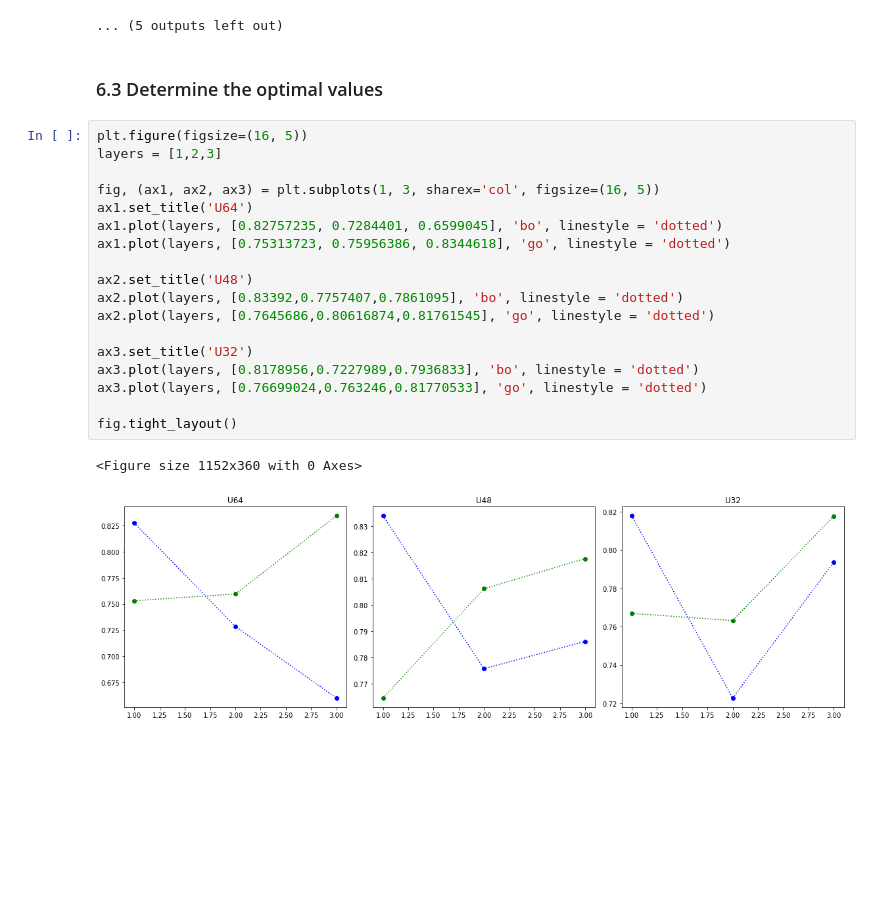
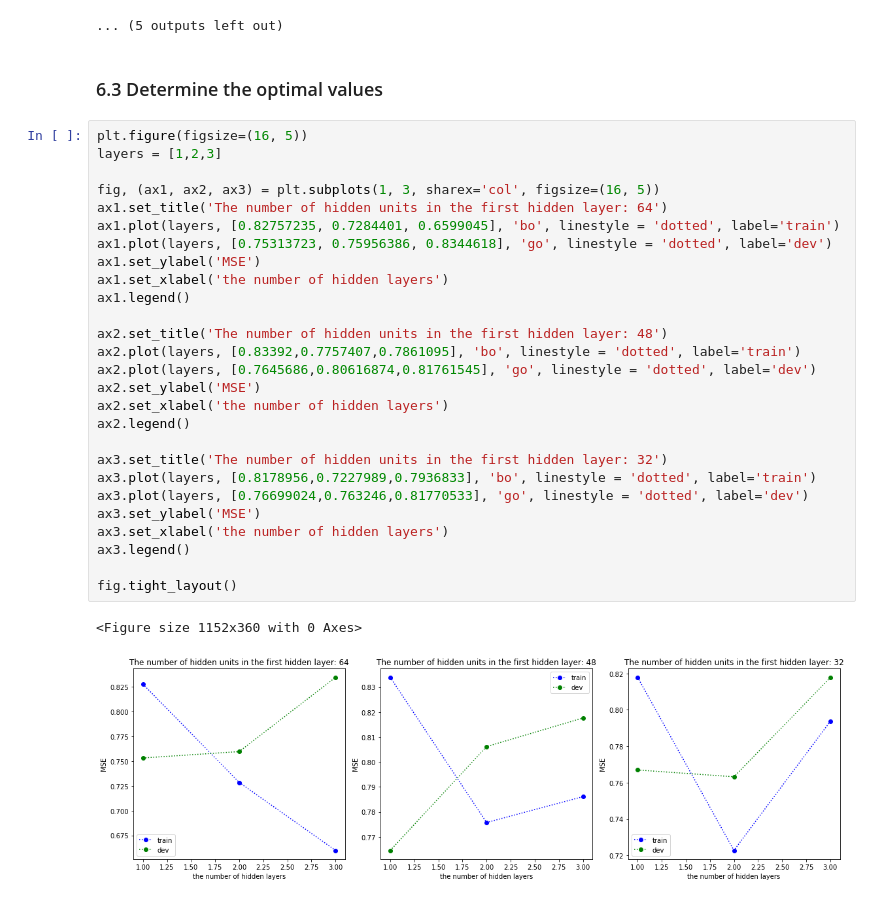
Before and after one commit to lisacheng-choco/COVID-19_Cases_Prediction, a Jupyter notebook: main.ipynb, the cells around one changed output. Saved outputs shown, nothing was run; the diff lists cells and outputs as text; blank space fills up the shorter version.

```diff
--- a/main.ipynb
+++ b/main.ipynb
@@ -819,26 +779,35 @@ MSE of dev set: 0.7632459998130798
 Finished training after 898 epochs
 [figure]
 ... (5 outputs left out)
-# %% [markdown]
-### 6.3 Determine the optimal values
+# %% [markdown]
+### 6.3 Determine the optimal values
 # %%
 plt.figure(figsize=(16, 5))
 layers = [1,2,3]
 
 fig, (ax1, ax2, ax3) = plt.subplots(1, 3, sharex='col', figsize=(16, 5))
-ax1.set_title('U64')
-ax1.plot(layers, [0.82757235, 0.7284401, 0.6599045], 'bo', linestyle = 'dotted')
-ax1.plot(layers, [0.75313723, 0.75956386, 0.8344618], 'go', linestyle = 'dotted')
+ax1.set_title('The number of hidden units in the first hidden layer: 64')
+ax1.plot(layers, [0.82757235, 0.7284401, 0.6599045], 'bo', linestyle = 'dotted', label='train')
+ax1.plot(layers, [0.75313723, 0.75956386, 0.8344618], 'go', linestyle = 'dotted', label='dev')
+ax1.set_ylabel('MSE')
+ax1.set_xlabel('the number of hidden layers')
+ax1.legend()
 
-ax2.set_title('U48')
-ax2.plot(layers, [0.83392,0.7757407,0.7861095], 'bo', linestyle = 'dotted')
-ax2.plot(layers, [0.7645686,0.80616874,0.81761545], 'go', linestyle = 'dotted')
+ax2.set_title('The number of hidden units in the first hidden layer: 48')
+ax2.plot(layers, [0.83392,0.7757407,0.7861095], 'bo', linestyle = 'dotted', label='train')
+ax2.plot(layers, [0.7645686,0.80616874,0.81761545], 'go', linestyle = 'dotted', label='dev')
+ax2.set_ylabel('MSE')
+ax2.set_xlabel('the number of hidden layers')
+ax2.legend()
 
-ax3.set_title('U32')
-ax3.plot(layers, [0.8178956,0.7227989,0.7936833], 'bo', linestyle = 'dotted')
-ax3.plot(layers, [0.76699024,0.763246,0.81770533], 'go', linestyle = 'dotted')
+ax3.set_title('The number of hidden units in the first hidden layer: 32')
+ax3.plot(layers, [0.8178956,0.7227989,0.7936833], 'bo', linestyle = 'dotted', label='train')
+ax3.plot(layers, [0.76699024,0.763246,0.81770533], 'go', linestyle = 'dotted', label='dev')
+ax3.set_ylabel('MSE')
+ax3.set_xlabel('the number of hidden layers')
+ax3.legend()
 
 fig.tight_layout()
 # %% [output]
 <Figure size 1152x360 with 0 Axes>
-[figure, old version]
+[figure, new version]
```
Also changed, not shown: parts of 28 cells of this notebook, 13 other files.
